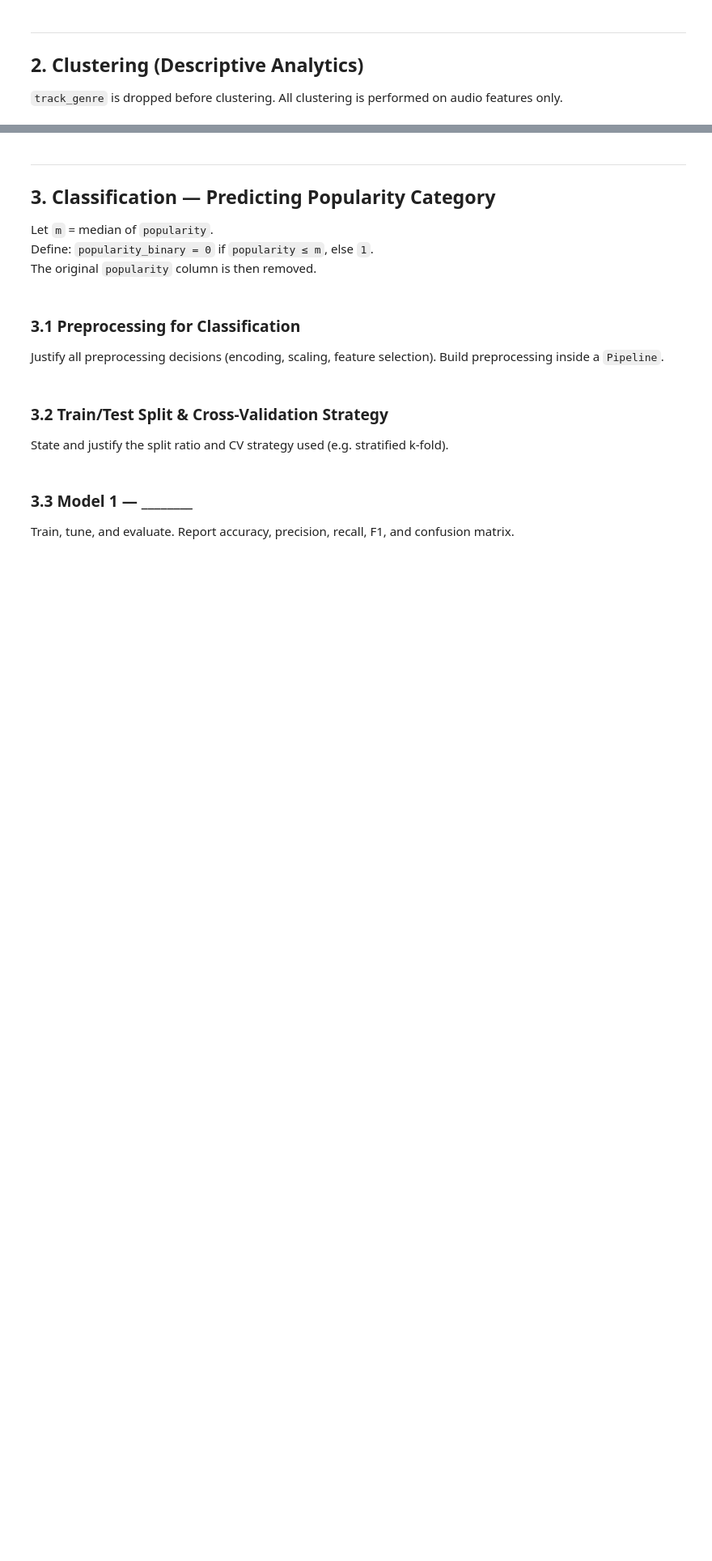
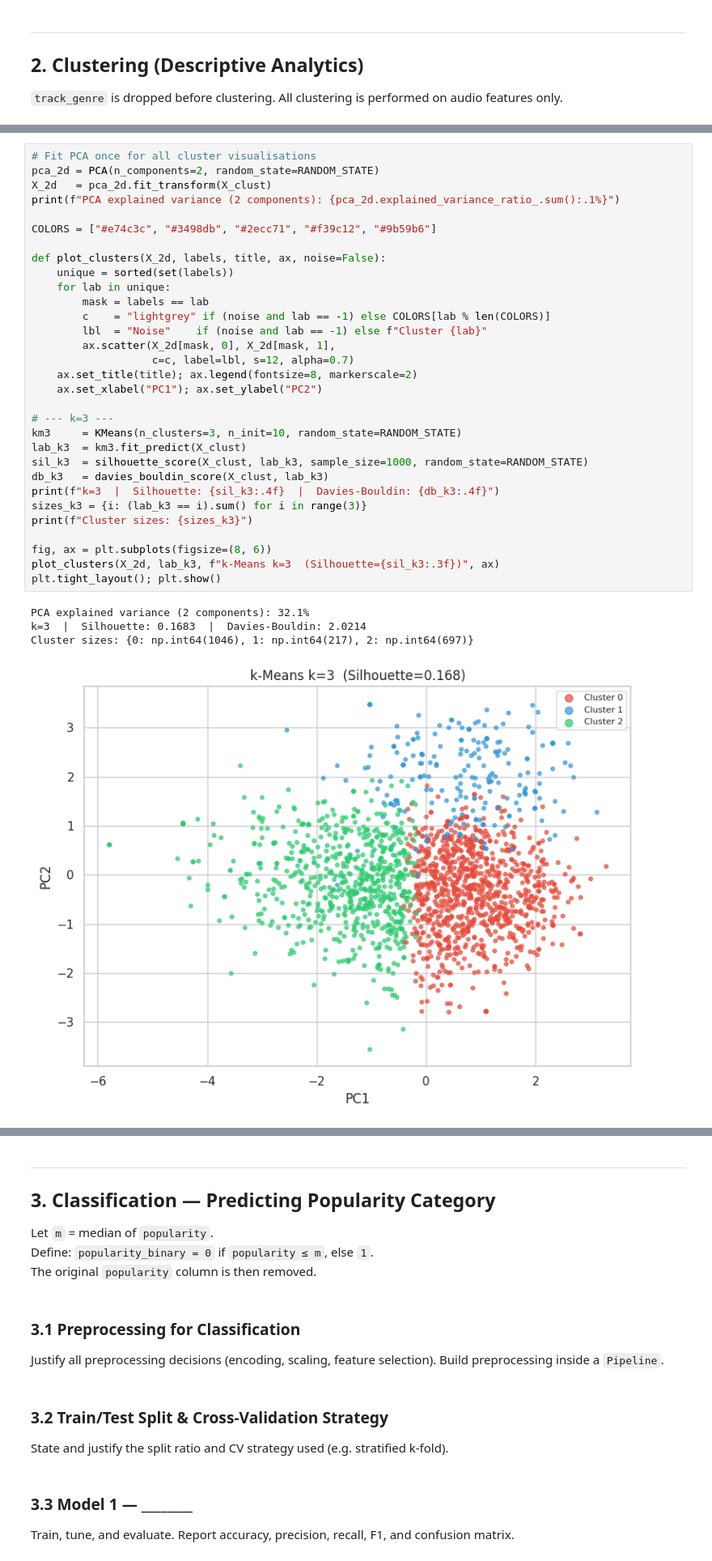
Before and after one commit to CallanMark/Data-Mining-Project, a Jupyter notebook: implementation.ipynb, the cells around one changed output, grey strips where cells are left out. Shown at 81% size. Drawn from its saved outputs; the diff is of its cells as text; blank space fills up the shorter version.

```diff
--- a/implementation.ipynb
+++ b/implementation.ipynb
@@ -506,0 +590,36 @@ Evaluate using silhouette score (excluding noise). Discuss how DBSCAN compares t
+# %%
+# Fit PCA once for all cluster visualisations
+pca_2d = PCA(n_components=2, random_state=RANDOM_STATE)
+X_2d   = pca_2d.fit_transform(X_clust)
+print(f"PCA explained variance (2 components): {pca_2d.explained_variance_ratio_.sum():.1%}")
+
+COLORS = ["#e74c3c", "#3498db", "#2ecc71", "#f39c12", "#9b59b6"]
+
+def plot_clusters(X_2d, labels, title, ax, noise=False):
+    unique = sorted(set(labels))
+    for lab in unique:
+        mask = labels == lab
+        c    = "lightgrey" if (noise and lab == -1) else COLORS[lab % len(COLORS)]
+        lbl  = "Noise"    if (noise and lab == -1) else f"Cluster {lab}"
+        ax.scatter(X_2d[mask, 0], X_2d[mask, 1],
+                   c=c, label=lbl, s=12, alpha=0.7)
+    ax.set_title(title); ax.legend(fontsize=8, markerscale=2)
+    ax.set_xlabel("PC1"); ax.set_ylabel("PC2")
+
+# --- k=3 ---
+km3     = KMeans(n_clusters=3, n_init=10, random_state=RANDOM_STATE)
+lab_k3  = km3.fit_predict(X_clust)
+sil_k3  = silhouette_score(X_clust, lab_k3, sample_size=1000, random_state=RANDOM_STATE)
+db_k3   = davies_bouldin_score(X_clust, lab_k3)
+print(f"k=3  |  Silhouette: {sil_k3:.4f}  |  Davies-Bouldin: {db_k3:.4f}")
+sizes_k3 = {i: (lab_k3 == i).sum() for i in range(3)}
+print(f"Cluster sizes: {sizes_k3}")
+
+fig, ax = plt.subplots(figsize=(8, 6))
+plot_clusters(X_2d, lab_k3, f"k-Means k=3  (Silhouette={sil_k3:.3f})", ax)
+plt.tight_layout(); plt.show()
+# %% [output]
+PCA explained variance (2 components): 32.1%
+k=3  |  Silhouette: 0.1683  |  Davies-Bouldin: 2.0214
+Cluster sizes: {0: np.int64(1046), 1: np.int64(217), 2: np.int64(697)}
+[figure, added]
```
Also changed, not shown: parts of 24 cells of this notebook.
